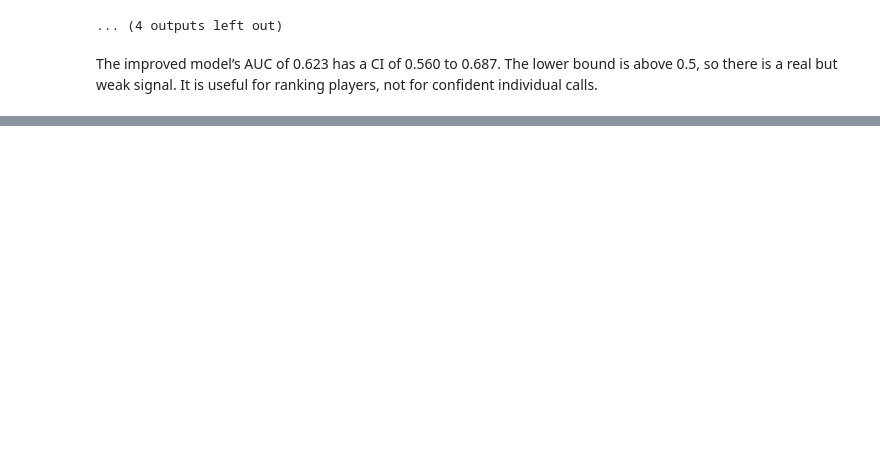
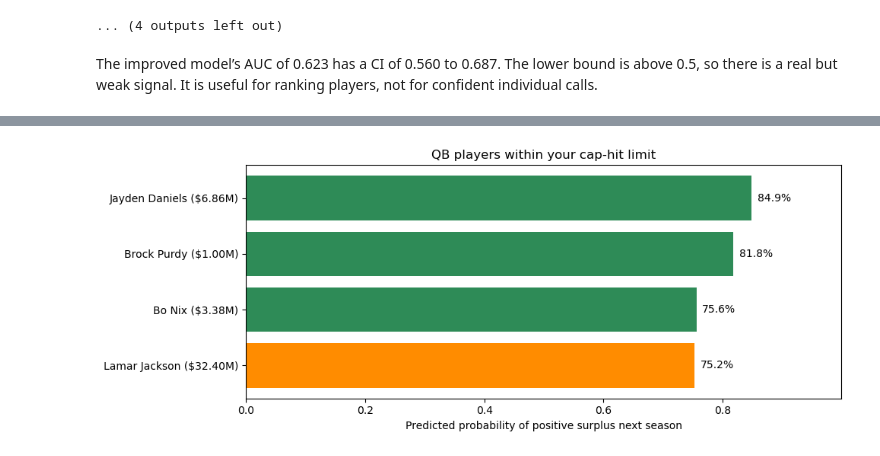
Before and after one commit to TEAM-CVS/Project_DTSC2, a Jupyter notebook: Studio2_code.ipynb, the cells around one changed output, grey strips where cells are left out. Cells and saved outputs as stored; diff of their text form; code cells hidden in the pictures; blank space fills up the shorter version.

```diff
--- a/Studio2_code.ipynb
+++ b/Studio2_code.ipynb
@@ -990,0 +1099,81 @@ The improved model’s AUC of 0.623 has a CI of 0.560 to 0.687. The lower bound
+# %%
+latest_season = ps2["season"].max()
+scored = ps2[qual2 & (ps2["season"] == latest_season)].copy()
+scored["p_keep"] = final_lg.predict_proba(
+    final_sc.transform(design(scored, final_cols))
+)[:, 1]
+
+player_name = input("Enter a current player's name: ").strip()
+max_salary = float(input("Enter your maximum cap hit in $ millions (for example, 10): "))
+
+matches = scored[scored["player"].str.casefold() == player_name.casefold()]
+
+if matches.empty:
+    print("Player not found among qualified players in the latest season.")
+else:
+    selected = matches.sort_values("plays", ascending=False).iloc[0]
+
+    recommendations = scored[
+        (scored["position"] == selected["position"])
+        & (scored["gsis_id"] != selected["gsis_id"])
+        & (scored["cap_number"] <= max_salary)
+        & (scored["p_keep"] > selected["p_keep"])
+    ].copy()
+
+    if not recommendations.empty:
+        plot_data = pd.concat([
+            selected.to_frame().T,
+            recommendations.nlargest(5, "p_keep")
+        ]).copy()
+
+        plot_data["label"] = (
+            plot_data["player"] + " ($" +
+            plot_data["cap_number"].map(lambda x: f"{x:.2f}M") + ")"
+        )
+        plot_data = plot_data.sort_values("p_keep")
+
+        colors = [
+            "darkorange" if player_id == selected["gsis_id"] else "seagreen"
+            for player_id in plot_data["gsis_id"]
+        ]
+
+        fig, ax = plt.subplots(figsize=(10, max(4, len(plot_data) * 0.4)))
+        bars = ax.barh(plot_data["label"], plot_data["p_keep"], color=colors)
+
+        for bar, probability in zip(bars, plot_data["p_keep"]):
+            ax.text(
+                bar.get_width() + 0.01,
+                bar.get_y() + bar.get_height() / 2,
+                f"{probability:.1%}",
+                va="center",
+            )
+
+        ax.set_xlim(0, min(1.15, plot_data["p_keep"].max() + 0.15))
+        ax.set_xlabel("Predicted probability of positive surplus next season")
+        ax.set_title(f'{selected["position"]} players within your cap-hit limit')
+        plt.tight_layout()
+        plt.show()
+
+    if recommendations.empty:
+        print("No same-position players within that cap-hit limit scored higher.")
+    else:
+        recommendations["probability_gain"] = (
+            recommendations["p_keep"] - selected["p_keep"]
+        )
+        display(
+            recommendations.sort_values("p_keep", ascending=False)[
+                ["player", "posteam", "position", "cap_number", "cap_pct",
+                 "p_keep", "probability_gain"]
+            ]
+            .rename(columns={
+                "posteam": "team",
+                "cap_number": "cap_hit_$M",
+                "cap_pct": "cap_share_pct",
+                "p_keep": "probability_positive_next_season",
+                "probability_gain": "probability_gain_vs_input",
+            })
+            .round(3)
+            .reset_index(drop=True)
+        )
+# %% [output]
+[figure, added]
```
Also changed, not shown: parts of 21 cells of this notebook.
